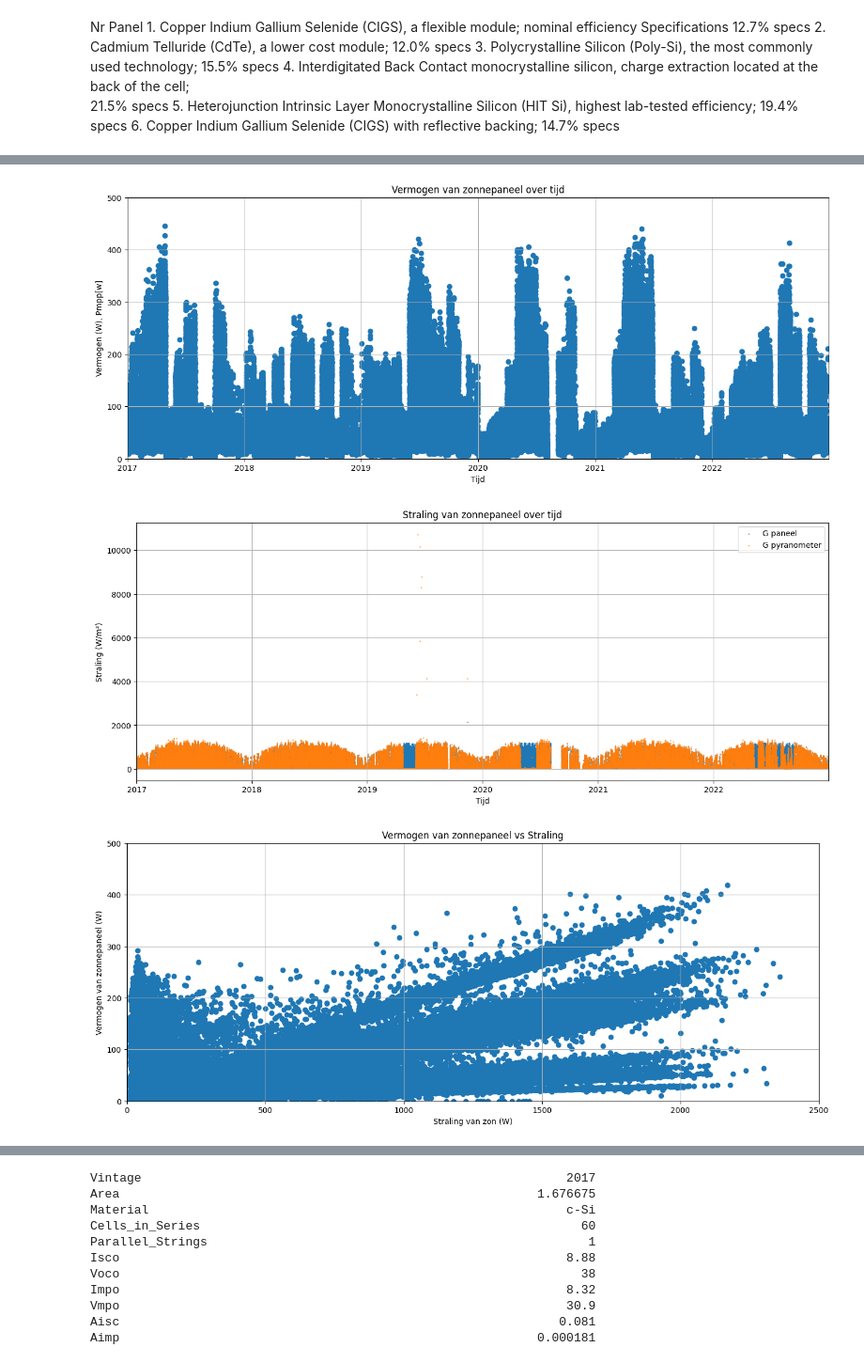
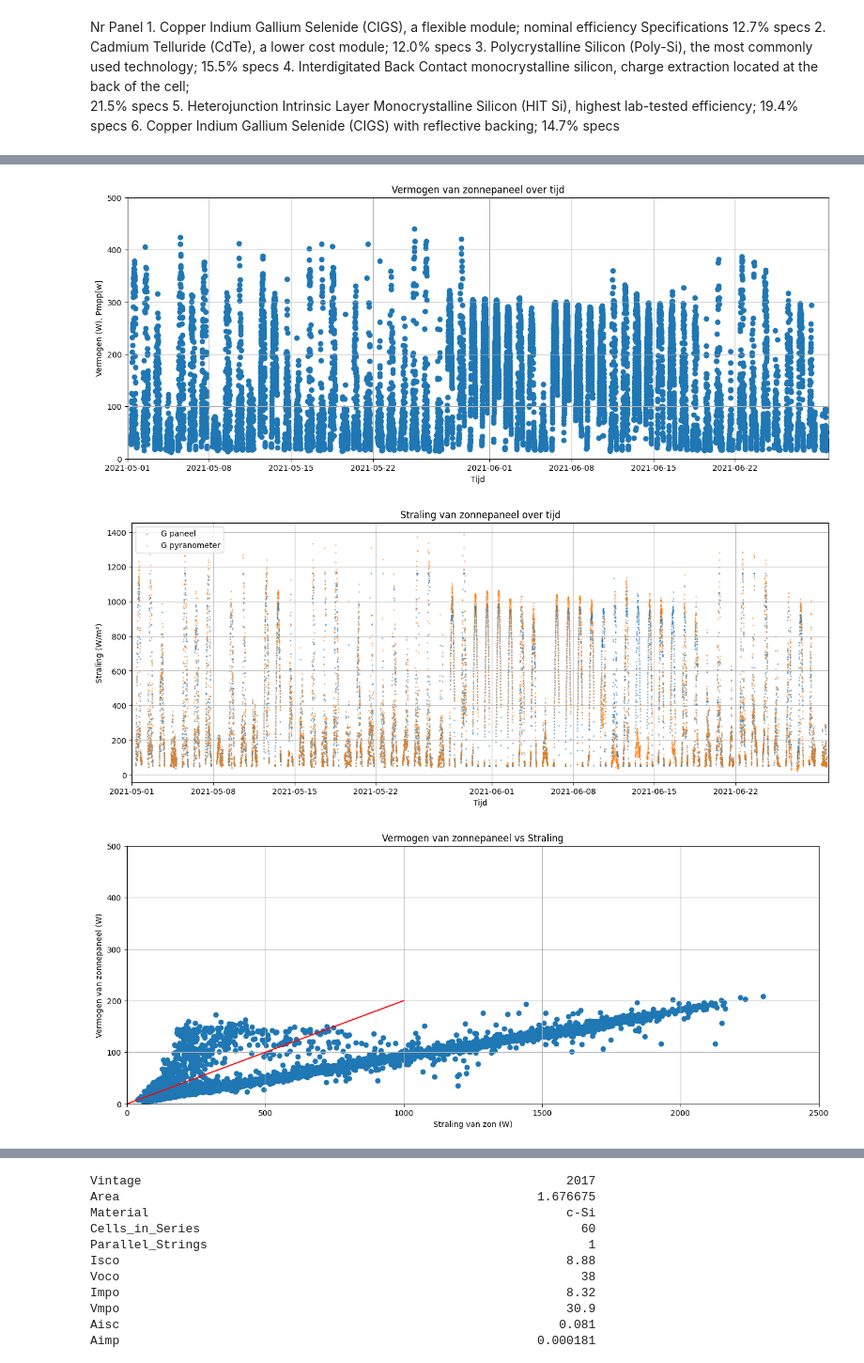
Before and after one commit to Qrax/PV-Systems-Data, a Jupyter notebook: Simulaties_met_amolf_data.ipynb, the cells around one changed output, grey strips where cells are left out. Shown at 94% size. Saved outputs shown, nothing was run; the diff lists cells and outputs as text; code cells hidden in the pictures.

Commit message:
Correct de data gefilterd zodat alleen "correcte" data overblijft. Daargevonden dat de simulatie geschaald moet wornde met een factor 31.69 om "overeen" te komen

```diff
--- a/Simulaties_met_amolf_data.ipynb
+++ b/Simulaties_met_amolf_data.ipynb
@@ -177,11 +177,11 @@ if __name__ == "__main__":
     base_path_bono = "../../school/4e jaar/PV systems modeling and analysis/Data/data_folder"
 
     # Specify months and sources to include
-    selected_months = get_selected_months(years=[2017,2018,2019,2020,2021,2022], months=[1,2,3,4,5,6,7,8,9,10,11,12])
+    selected_months = get_selected_months(years=[2021], months=[5,6])
     selected_csvs = ["SolarFieldData"]
 
     # Load and synchronize data
-    synced_df = load_and_sync_data(base_path_bono, selected_months, selected_csvs, debug=True)
+    synced_df = load_and_sync_data(base_path, selected_months, selected_csvs, debug=True)
 
     # Display the synchronized DataFrame
     print("\nSynchronized DataFrame:")
@@ -318,6 +327,7 @@ synced_df
 # %%
-begin = pd.Timestamp('2017-01-1')
-end = pd.Timestamp('2022-12-31')
+%matplotlib inline
+begin = pd.Timestamp('2021-05-01')
+end = pd.Timestamp('2021-06-30')
 
 import matplotlib.pyplot as plt
 plt.figure(figsize=(16, 6))
@@ -329,34 +339,36 @@ plt.xlim(begin,end)
 plt.ylim(0,500)
 plt.grid()
 
 plt.show()
 plt.figure(figsize=(16, 6))
 #plt.scatter(synced_df.index, synced_df['Pmpp[W]_3 (Solarpanel parameters)'],alpha=0.5,s=0.1)
 plt.scatter(synced_df.index, synced_df['G[W/mï½²]_3 (Solarpanel parameters)'],alpha=0.5,s=1,label='G paneel')
 plt.scatter(synced_df.index, synced_df['G_pyranometer[W/mï½²]_3 (Solarpanel parameters)'],alpha=0.5,s=1, label='G pyranometer')
 plt.xlabel('Tijd')
 plt.ylabel('Straling (W/m²)')
 plt.title('Straling van zonnepaneel over tijd')
-plt.xlim(begin,end )
+plt.xlim(begin,end)
 plt.grid()
 plt.legend()
 plt.show()
 
 begin_rendement = begin #pd.Timestamp('2021-05-1')
 end_rendement = end #pd.Timestamp('2021-06-30')
 
 maandenchecken = synced_df.loc[begin_rendement:end_rendement].copy()
 
 plt.figure(figsize=(16, 6))
 plt.scatter(maandenchecken['G_pyranometer[W/mï½²]_6 (Solarpanel parameters)']*1.65,maandenchecken['Pmpp[W]_6 (Solarpanel parameters)'])
+x = np.linspace(0, 1000, 100)
+plt.plot(x, x*0.20, 'r')
 plt.xlabel('Straling van zon (W)')
 plt.ylabel('Vermogen van zonnepaneel (W)')
 plt.title('Vermogen van zonnepaneel vs Straling')
 plt.grid()
 plt.xlim(0,2500)
 plt.ylim(0,500)
 plt.show()
 # %% [output]
-[figure, old version]
+[figure, new version]
-[figure, old version]
+[figure, new version]
-[figure, old version]
+[figure, new version]
```
Also changed, not shown: parts of 12 cells of this notebook.
